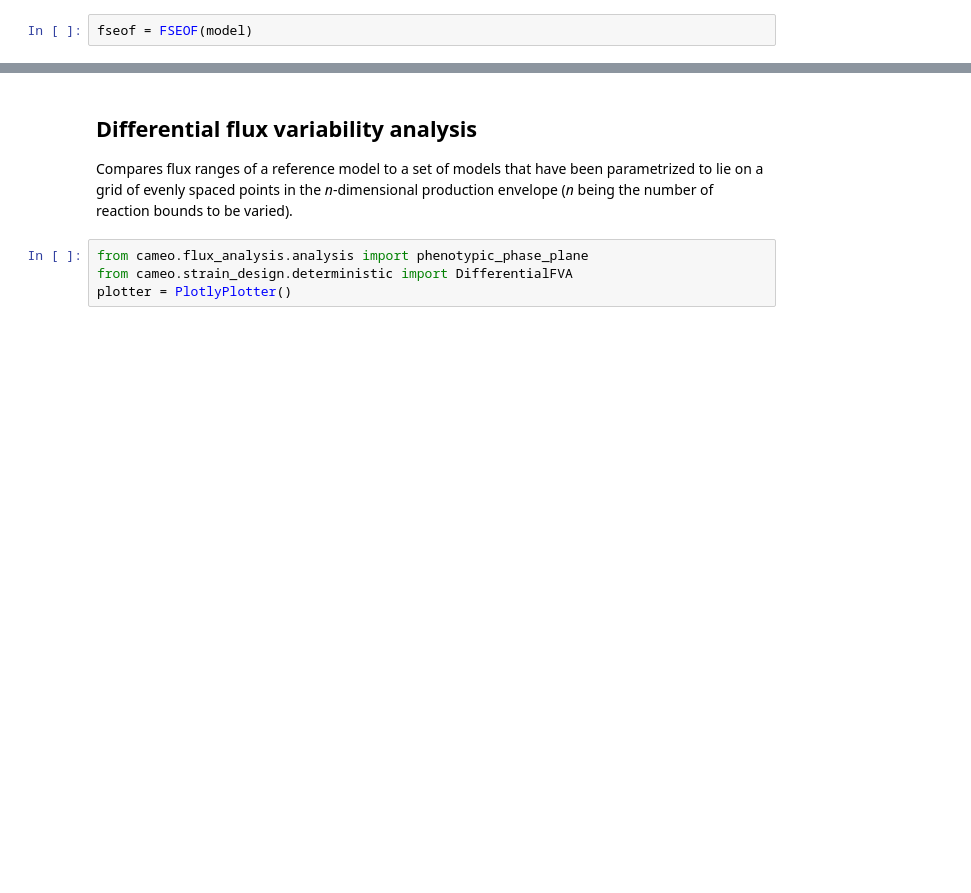
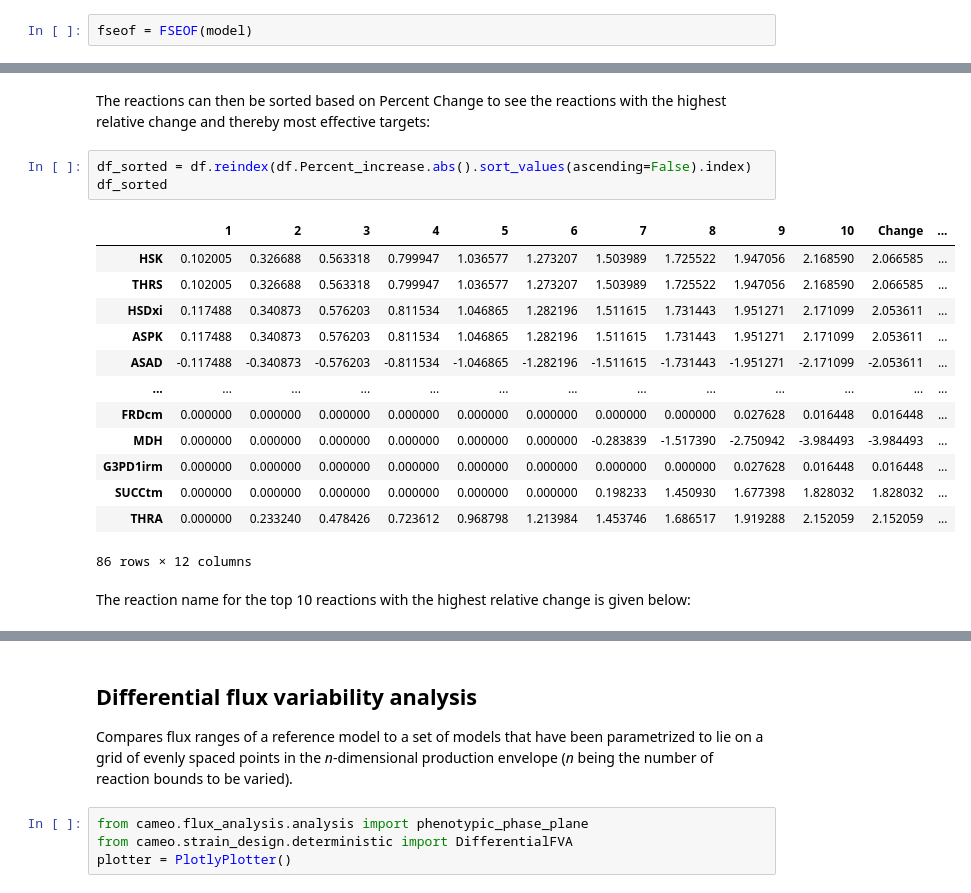
Before and after one commit to 27410/group-assignment-2021-group_10_rhb_cerevisiae, a Jupyter notebook: Analysis/Gene_modulation.ipynb, the cells around one changed output, grey strips where cells are left out. Saved outputs shown, nothing was run; the diff lists cells and outputs as text; blank space fills up the shorter version.

```diff
--- a/Analysis/Gene_modulation.ipynb
+++ b/Analysis/Gene_modulation.ipynb
@@ -40,0 +82,21 @@ Reaction fluxes
+# %% [markdown]
+The reactions can then be sorted based on Percent Change to see the reactions with the highest relative change and thereby most effective targets:
+# %%
+df_sorted = df.reindex(df.Percent_increase.abs().sort_values(ascending=False).index)
+df_sorted
+# %% [output]
+|  | 1 | 2 | 3 | 4 | 5 | 6 | 7 | 8 | 9 | 10 | Change | ... |
+| HSK | 0.102005 | 0.326688 | 0.563318 | 0.799947 | 1.036577 | 1.273207 | 1.503989 | 1.725522 | 1.947056 | 2.168590 | 2.066585 | ... |
+| THRS | 0.102005 | 0.326688 | 0.563318 | 0.799947 | 1.036577 | 1.273207 | 1.503989 | 1.725522 | 1.947056 | 2.168590 | 2.066585 | ... |
+| HSDxi | 0.117488 | 0.340873 | 0.576203 | 0.811534 | 1.046865 | 1.282196 | 1.511615 | 1.731443 | 1.951271 | 2.171099 | 2.053611 | ... |
+| ASPK | 0.117488 | 0.340873 | 0.576203 | 0.811534 | 1.046865 | 1.282196 | 1.511615 | 1.731443 | 1.951271 | 2.171099 | 2.053611 | ... |
+| ASAD | -0.117488 | -0.340873 | -0.576203 | -0.811534 | -1.046865 | -1.282196 | -1.511615 | -1.731443 | -1.951271 | -2.171099 | -2.053611 | ... |
+| ... | ... | ... | ... | ... | ... | ... | ... | ... | ... | ... | ... | ... |
+| FRDcm | 0.000000 | 0.000000 | 0.000000 | 0.000000 | 0.000000 | 0.000000 | 0.000000 | 0.000000 | 0.027628 | 0.016448 | 0.016448 | ... |
+| MDH | 0.000000 | 0.000000 | 0.000000 | 0.000000 | 0.000000 | 0.000000 | -0.283839 | -1.517390 | -2.750942 | -3.984493 | -3.984493 | ... |
+| G3PD1irm | 0.000000 | 0.000000 | 0.000000 | 0.000000 | 0.000000 | 0.000000 | 0.000000 | 0.000000 | 0.027628 | 0.016448 | 0.016448 | ... |
+| SUCCtm | 0.000000 | 0.000000 | 0.000000 | 0.000000 | 0.000000 | 0.000000 | 0.198233 | 1.450930 | 1.677398 | 1.828032 | 1.828032 | ... |
+| THRA | 0.000000 | 0.233240 | 0.478426 | 0.723612 | 0.968798 | 1.213984 | 1.453746 | 1.686517 | 1.919288 | 2.152059 | 2.152059 | ... |
+86 rows × 12 columns
+# %% [markdown]
+The reaction name for the top 10 reactions with the highest relative change is given below:
```
Also changed, not shown: parts of 29 cells of this notebook, 2 other files.
